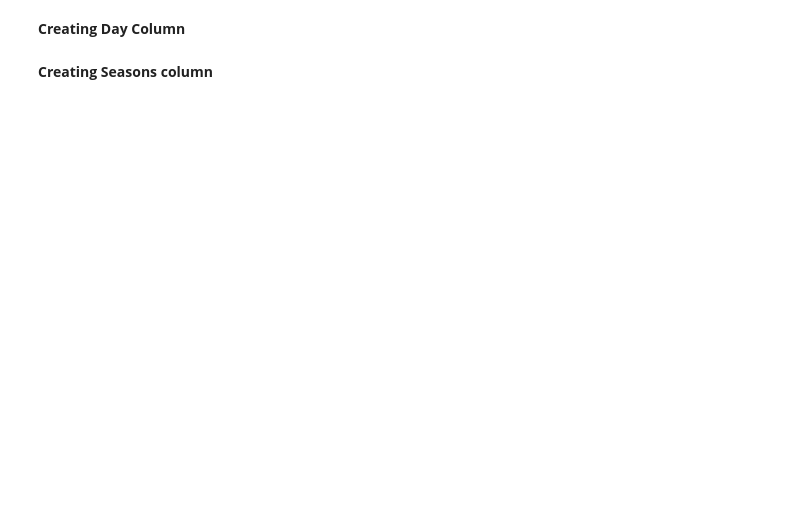
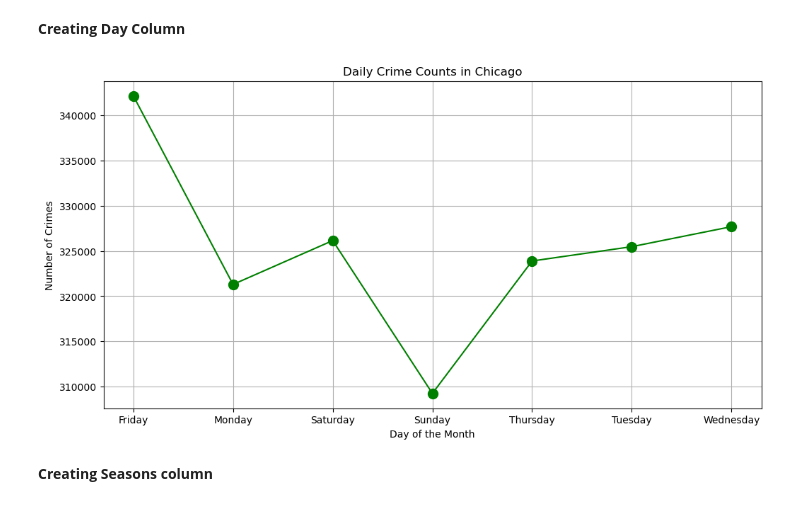
Before and after one commit to Antidote-cyber/Learning-Circle-24-EDA-On-Chicago-Crime-Dataset, a Jupyter notebook: EDA on chicago crime data.ipynb, the cells around one changed output. Saved outputs shown, nothing was run; the diff lists cells and outputs as text; code cells hidden in the pictures; blank space fills up the shorter version.

```diff
--- a/EDA on chicago crime data.ipynb
+++ b/EDA on chicago crime data.ipynb
@@ -560,3 +596,6 @@ def extract_and_map_month(date):
     return day_names
 # %%
 chicago_crime_df['Day'] = extract_and_map_month(chicago_crime_df['Date'])
+
+# Group by day and count number of crimes
+daily_crime_counts = chicago_crime_df.groupby('Day').size()
@@ -565,3 +602,14 @@ chicago_crime_df['Day'] = extract_and_map_month(chicago_crime_df['Date'])
+# %%
+# daily plot for crimes
+plt.figure(figsize=(12, 6))
+daily_crime_counts.plot(kind='line', color='green', marker='o', markersize=10)
+plt.title('Daily Crime Counts in Chicago')
+plt.xlabel('Day of the Month')
+plt.ylabel('Number of Crimes')
+plt.grid(True)
+plt.show()
+# %% [output]
+[figure, added]
 # %% [markdown]
 __Creating Seasons column__
 # %%
```
Also changed, not shown: parts of 38 cells of this notebook.
